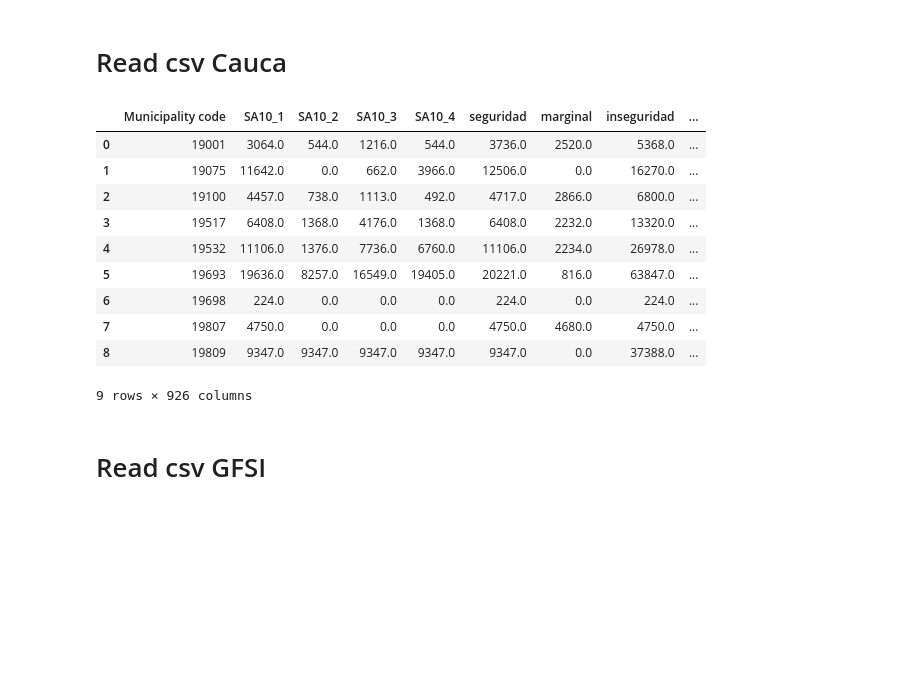
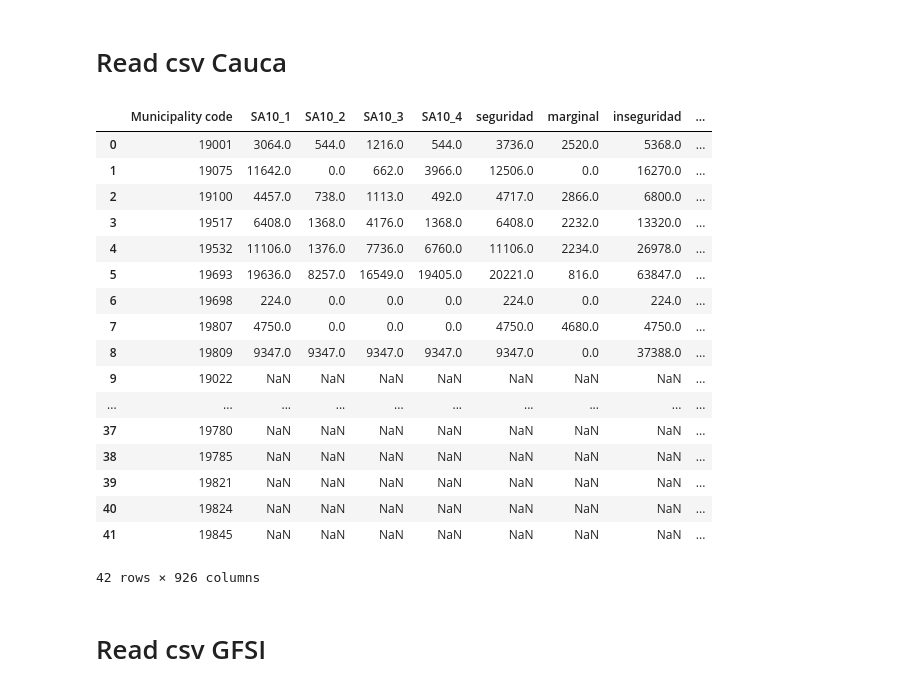
Before and after one commit to dsrestrepo/SeguridadAlimentaria, a Jupyter notebook: food_security_index_42Municipalities.ipynb, the cells around one changed output. Drawn from its saved outputs; the diff is of its cells as text; code cells hidden in the pictures; blank space fills up the shorter version.

```diff
--- a/food_security_index_42Municipalities.ipynb
+++ b/food_security_index_42Municipalities.ipynb
@@ -5,21 +5,28 @@ Path = ''
 # %% [markdown]
 # Read csv Cauca
 # %%
-food_security_df = pd.read_csv(Path+'OutputDataset/SeguridadAlimentariaCaucaFinal.csv', encoding='latin1')
+food_security_df = pd.read_csv(Path+'OutputDataset/SeguridadAlimentariaCaucaFinalAllMunicipalities.csv', encoding='latin1')
 food_security_df.drop(columns=['Unnamed: 0'], inplace=True)
 food_security_df
 # %% [output]
 |  | Municipality code | SA10_1 | SA10_2 | SA10_3 | SA10_4 | seguridad | marginal | inseguridad | ... |
 | 0 | 19001 | 3064.0 | 544.0 | 1216.0 | 544.0 | 3736.0 | 2520.0 | 5368.0 | ... |
 | 1 | 19075 | 11642.0 | 0.0 | 662.0 | 3966.0 | 12506.0 | 0.0 | 16270.0 | ... |
 | 2 | 19100 | 4457.0 | 738.0 | 1113.0 | 492.0 | 4717.0 | 2866.0 | 6800.0 | ... |
 | 3 | 19517 | 6408.0 | 1368.0 | 4176.0 | 1368.0 | 6408.0 | 2232.0 | 13320.0 | ... |
 | 4 | 19532 | 11106.0 | 1376.0 | 7736.0 | 6760.0 | 11106.0 | 2234.0 | 26978.0 | ... |
 | 5 | 19693 | 19636.0 | 8257.0 | 16549.0 | 19405.0 | 20221.0 | 816.0 | 63847.0 | ... |
 | 6 | 19698 | 224.0 | 0.0 | 0.0 | 0.0 | 224.0 | 0.0 | 224.0 | ... |
 | 7 | 19807 | 4750.0 | 0.0 | 0.0 | 0.0 | 4750.0 | 4680.0 | 4750.0 | ... |
 | 8 | 19809 | 9347.0 | 9347.0 | 9347.0 | 9347.0 | 9347.0 | 0.0 | 37388.0 | ... |
+| 9 | 19022 | NaN | NaN | NaN | NaN | NaN | NaN | NaN | ... |
+| ... | ... | ... | ... | ... | ... | ... | ... | ... | ... |
+| 37 | 19780 | NaN | NaN | NaN | NaN | NaN | NaN | NaN | ... |
+| 38 | 19785 | NaN | NaN | NaN | NaN | NaN | NaN | NaN | ... |
+| 39 | 19821 | NaN | NaN | NaN | NaN | NaN | NaN | NaN | ... |
+| 40 | 19824 | NaN | NaN | NaN | NaN | NaN | NaN | NaN | ... |
+| 41 | 19845 | NaN | NaN | NaN | NaN | NaN | NaN | NaN | ... |
-9 rows × 926 columns
+42 rows × 926 columns
 # %% [markdown]
 # Read csv GFSI
 # %%
```
Also changed, not shown: parts of 42 cells of this notebook, 4 other files.
